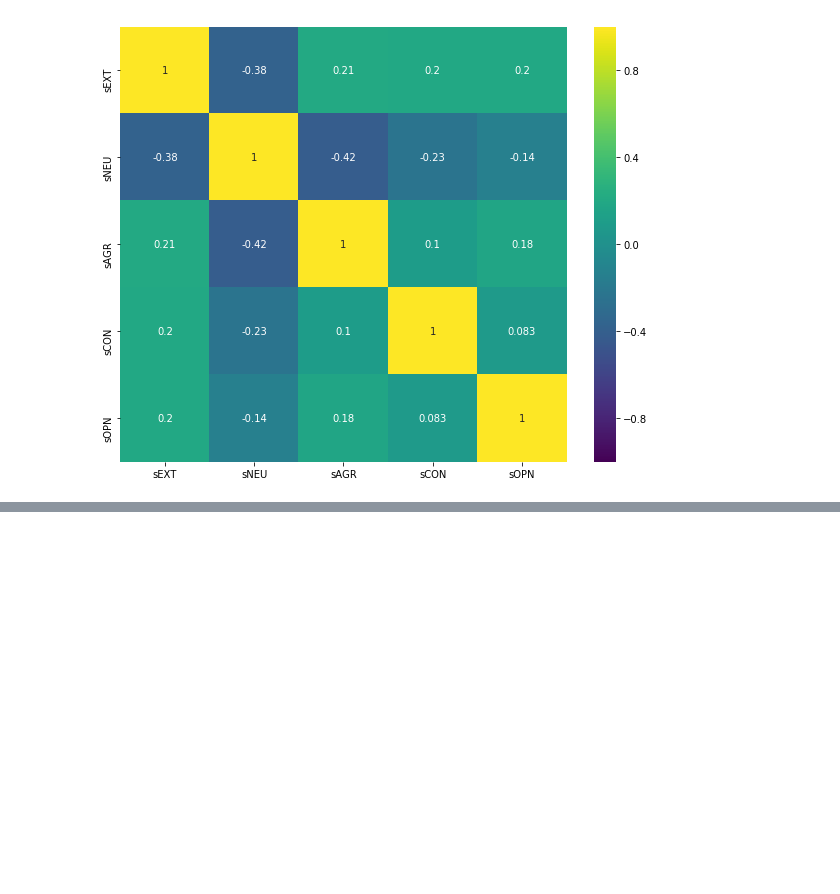
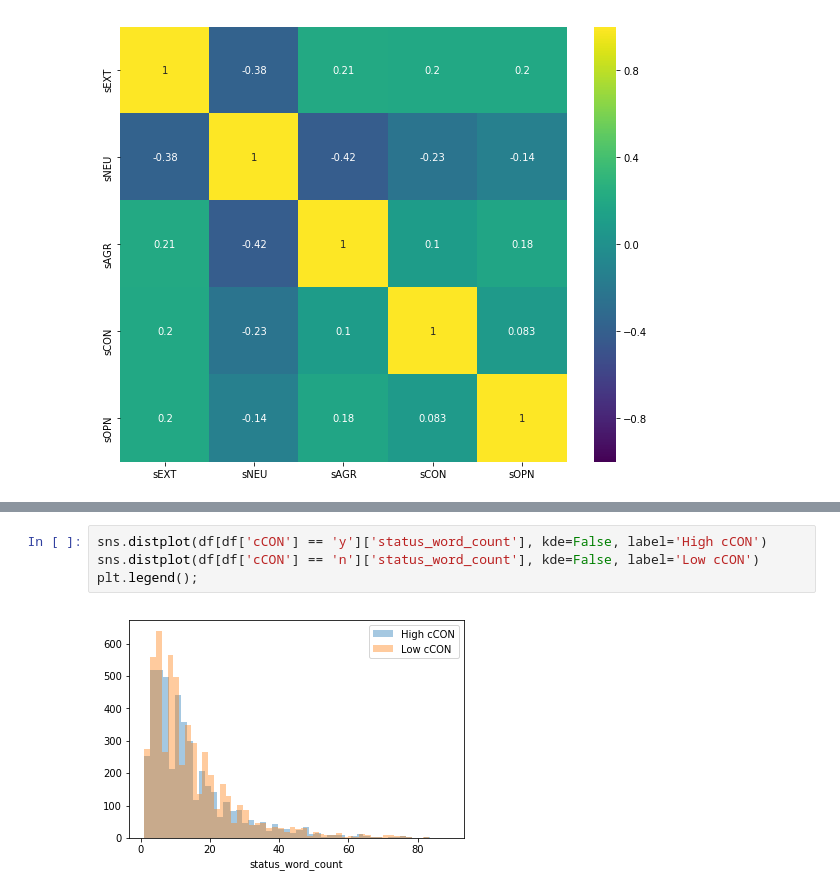
Before and after one commit to ga-curriculum/lab-nlp-eda, a Jupyter notebook: solution-code.ipynb, the cells around one changed output, grey strips where cells are left out. Drawn from its saved outputs; the diff is of its cells as text; blank space fills up the shorter version.

```diff
--- a/solution-code.ipynb
+++ b/solution-code.ipynb
@@ -254,0 +316,6 @@ sns.heatmap(unique_users.corr(),
+# %%
+sns.distplot(df[df['cCON'] == 'y']['status_word_count'], kde=False, label='High cCON')
+sns.distplot(df[df['cCON'] == 'n']['status_word_count'], kde=False, label='Low cCON')
+plt.legend();
+# %% [output]
+[figure, added]
```
Also changed, not shown: parts of 33 cells of this notebook.
